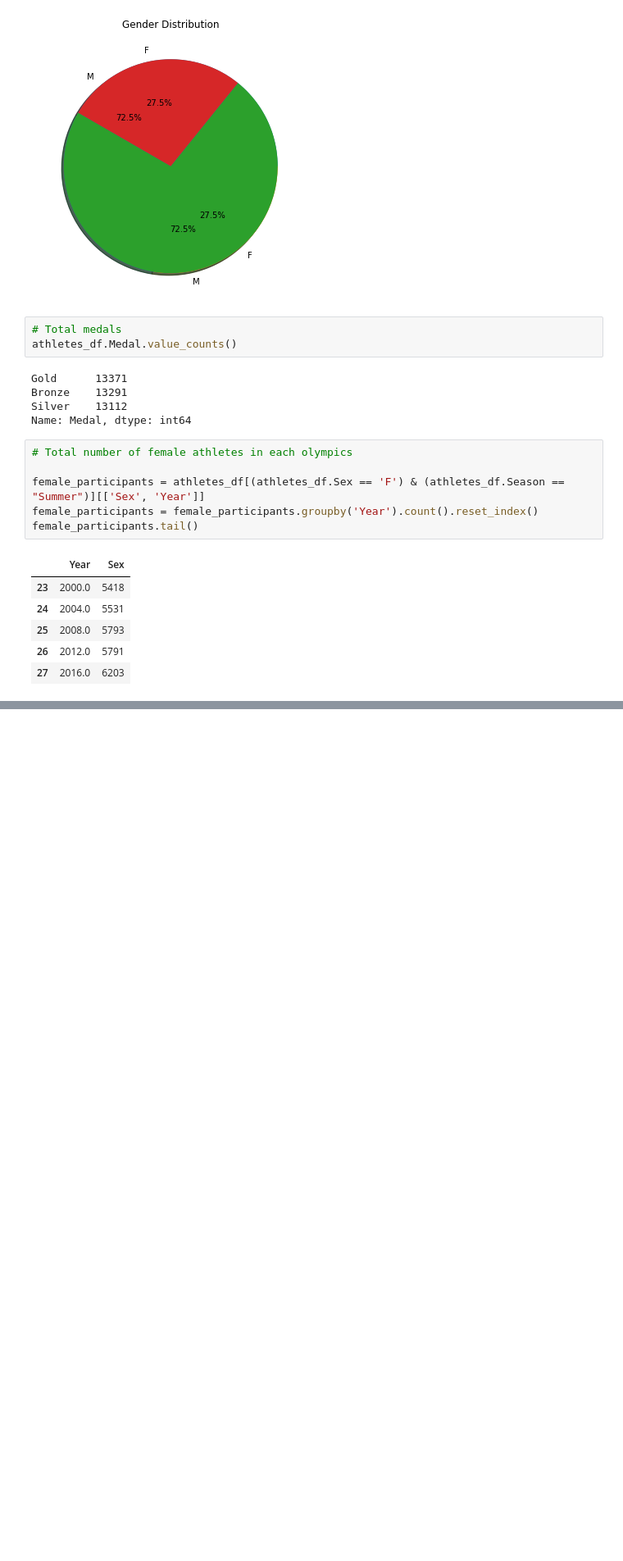
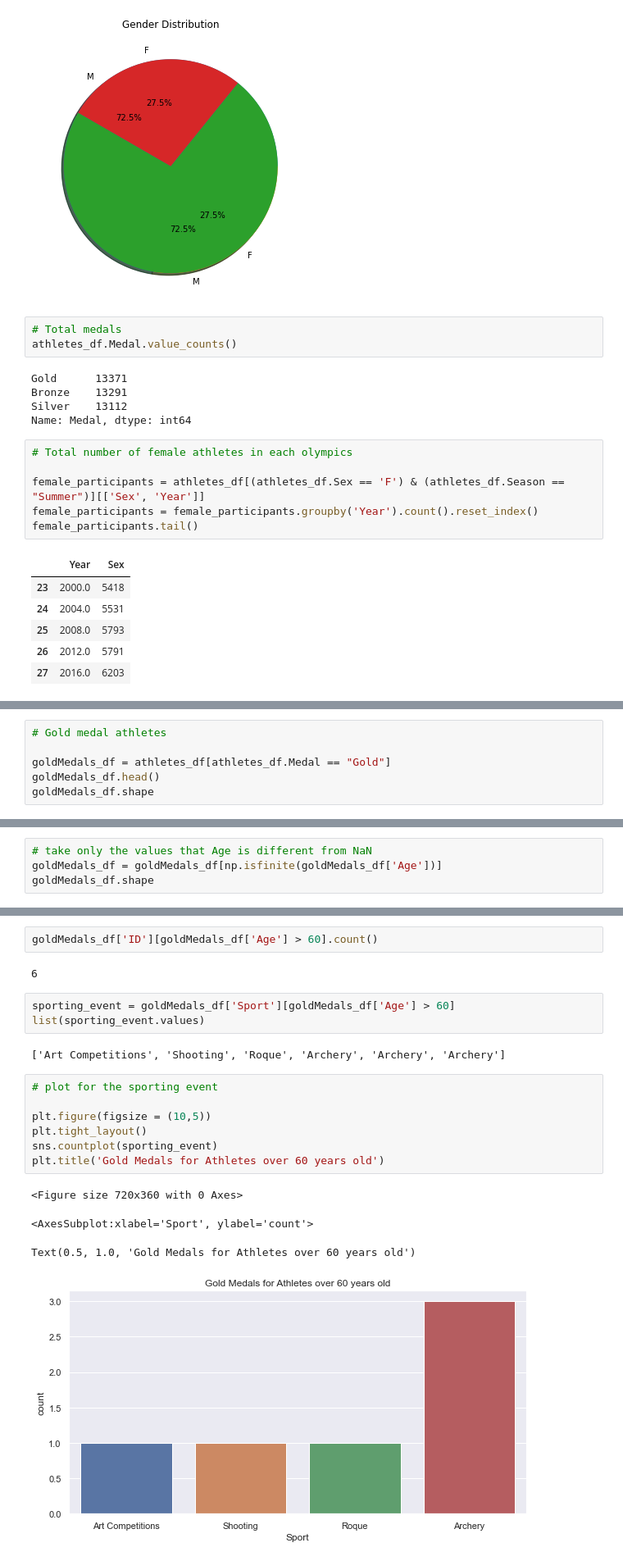
Before and after one commit to wenyuc/basic_learning, a Jupyter notebook: olympic_data_processing.ipynb, the cells around one changed output, grey strips where cells are left out. Shown: that part at 82% size. Cells and saved outputs as stored; diff of their text form; blank space fills up the shorter version.

```diff
--- a/olympic_data_processing.ipynb
+++ b/olympic_data_processing.ipynb
@@ -286,0 +316,6 @@ female_participants.tail()
+# %%
+# Gold medal athletes
+
+goldMedals_df = athletes_df[athletes_df.Medal == "Gold"]
+goldMedals_df.head()
+goldMedals_df.shape
@@ -286,0 +351,4 @@ female_participants.tail()
+# %%
+# take only the values that Age is different from NaN
+goldMedals_df = goldMedals_df[np.isfinite(goldMedals_df['Age'])]
+goldMedals_df.shape
@@ -286,0 +371,21 @@ female_participants.tail()
+# %%
+goldMedals_df['ID'][goldMedals_df['Age'] > 60].count()
+# %% [output]
+6
+# %%
+sporting_event = goldMedals_df['Sport'][goldMedals_df['Age'] > 60]
+list(sporting_event.values)
+# %% [output]
+['Art Competitions', 'Shooting', 'Roque', 'Archery', 'Archery', 'Archery']
+# %%
+# plot for the sporting event
+
+plt.figure(figsize = (10,5))
+plt.tight_layout()
+sns.countplot(sporting_event)
+plt.title('Gold Medals for Athletes over 60 years old')
+# %% [output]
+<Figure size 720x360 with 0 Axes>
+<AxesSubplot:xlabel='Sport', ylabel='count'>
+Text(0.5, 1.0, 'Gold Medals for Athletes over 60 years old')
+[figure, added]
```
Also changed, not shown: parts of 11 cells of this notebook, 2 other files.
